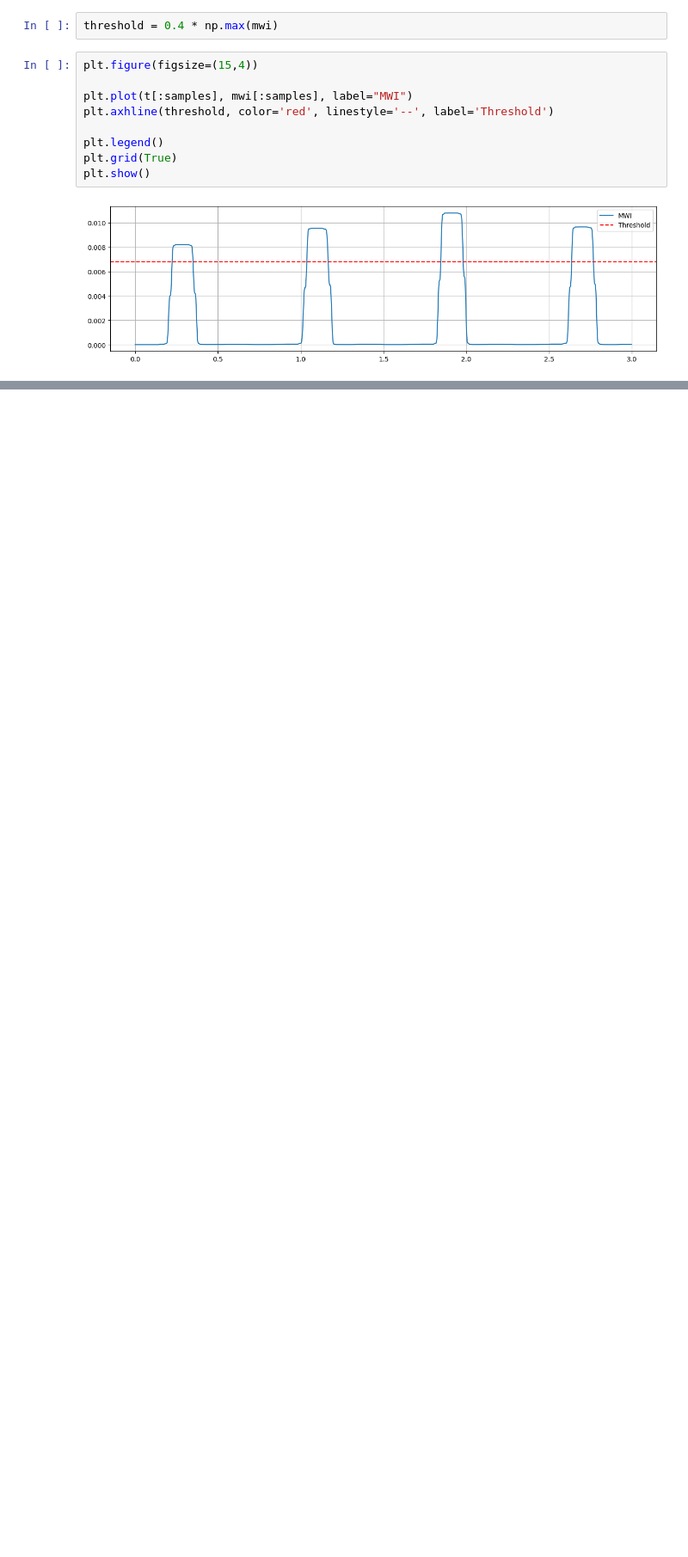
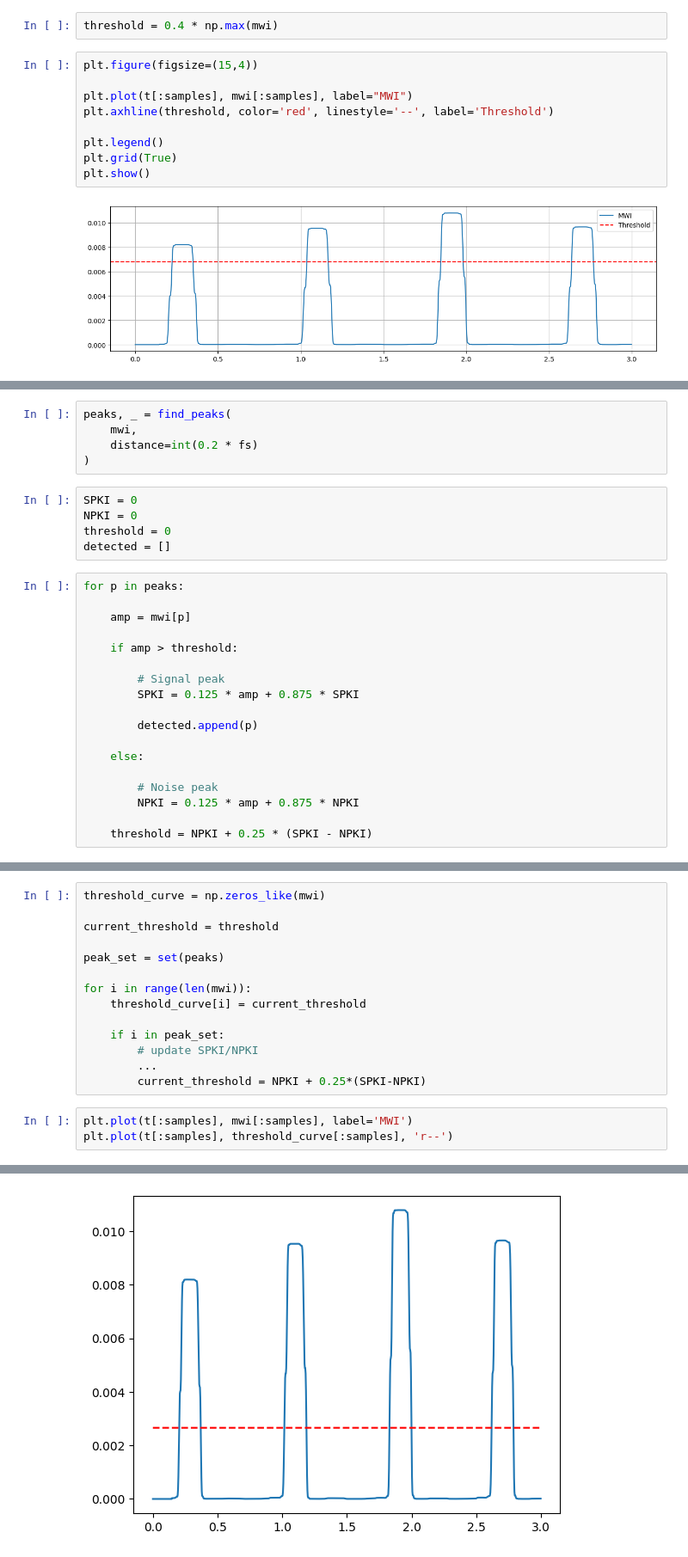
Before and after one commit to Aadit2308/pan---topkkins, a Jupyter notebook: model.ipynb, the cells around one changed output, grey strips where cells are left out. Shown at 86% size. Cells and saved outputs as stored; diff of their text form; blank space fills up the shorter version.

```diff
--- a/model.ipynb
+++ b/model.ipynb
@@ -292,0 +220,28 @@ Annotated: [ 18  77 370 662 946]
+# %%
+peaks, _ = find_peaks(
+    mwi,
+    distance=int(0.2 * fs)
+)
+# %%
+SPKI = 0
+NPKI = 0
+threshold = 0
+detected = []
+# %%
+for p in peaks:
+
+    amp = mwi[p]
+
+    if amp > threshold:
+
+        # Signal peak
+        SPKI = 0.125 * amp + 0.875 * SPKI
+
+        detected.append(p)
+
+    else:
+
+        # Noise peak
+        NPKI = 0.125 * amp + 0.875 * NPKI
+
+    threshold = NPKI + 0.25 * (SPKI - NPKI)
@@ -292,0 +281,18 @@ Annotated: [ 18  77 370 662 946]
+# %%
+threshold_curve = np.zeros_like(mwi)
+
+current_threshold = threshold
+
+peak_set = set(peaks)
+
+for i in range(len(mwi)):
+    threshold_curve[i] = current_threshold
+
+    if i in peak_set:
+        # update SPKI/NPKI
+        ...
+        current_threshold = NPKI + 0.25*(SPKI-NPKI)
+# %%
+plt.plot(t[:samples], mwi[:samples], label='MWI')
+plt.plot(t[:samples], threshold_curve[:samples], 'r--')
+# %% [output]
@@ -292,0 +300 @@ Annotated: [ 18  77 370 662 946]
+[figure, added]
```
Also changed, not shown: parts of 72 cells of this notebook.
